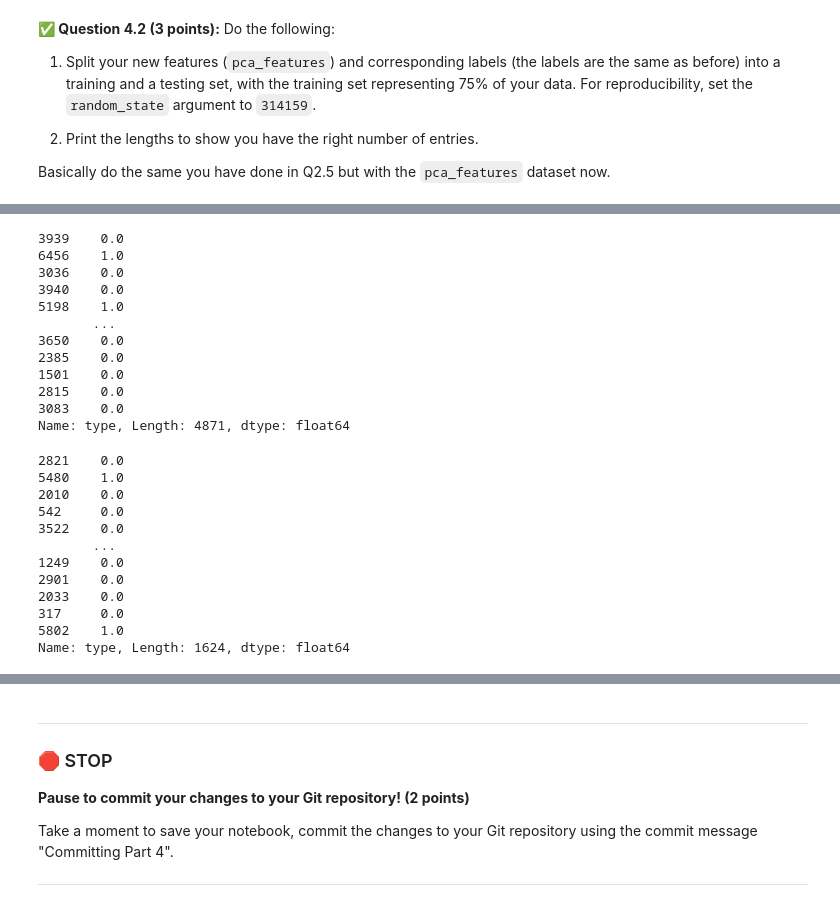
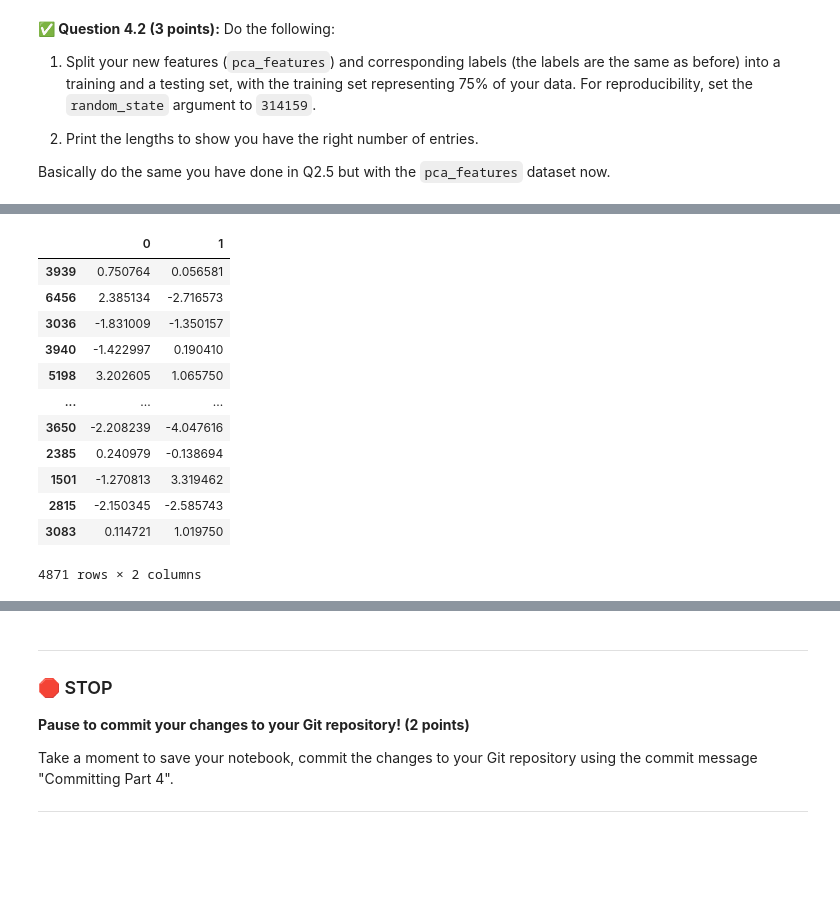
Before and after one commit to arburyri/cmse202-f22-turnin, a Jupyter notebook: final/CMSE202_Final-STUDENT.ipynb, the cells around one changed output, grey strips where cells are left out. Drawn from its saved outputs; the diff is of its cells as text; code cells hidden in the pictures; blank space fills up the shorter version.

```diff
--- a/final/CMSE202_Final-STUDENT.ipynb
+++ b/final/CMSE202_Final-STUDENT.ipynb
@@ -485,0 +466,21 @@ print(total_variance)
+# %%
+winedf.replace([np.inf, -np.inf], np.nan, inplace=True)
+winedf=winedf.dropna()
+features=winedf.drop(["type"],axis=1)
+features = pd.DataFrame(PowerTransformer().fit_transform(features),
+                            columns=features.columns,
+                            index=features.index)
+
+x = features.values
+
+y = winedf.loc[:,['type']].values
+
+x = StandardScaler().fit_transform(x)
+
+pca = PCA(n_components=2)
+Components = pca.fit_transform(x)
+principalDf = pd.DataFrame(data = Components)
+pca_features = pd.concat([principalDf, winedf[['type']]], axis = 1)
+print(pca.explained_variance_ratio_)
+total_variance = np.sum(pca.explained_variance_ratio_)*100
+print(total_variance)
@@ -506,2 +508,2 @@ KeyError: 'type'
 # %%
-train_vectors, test_vectors, train_labels, test_labels=train_test_split(pca_features,labels,test_size=0.25,random_state=314159)
+train_vectors2, test_vectors2, train_labels2, test_labels2=train_test_split(pca_features,labels,test_size=0.25,random_state=314159)
@@ -540,30 +510,16 @@ test_vectors
-# %%
-train_labels
-# %% [output]
-3939    0.0
-6456    1.0
-3036    0.0
-3940    0.0
-5198    1.0
-       ...
-3650    0.0
-2385    0.0
-1501    0.0
-2815    0.0
-3083    0.0
-Name: type, Length: 4871, dtype: float64
-# %%
-test_labels
-# %% [output]
-2821    0.0
-5480    1.0
-2010    0.0
-542     0.0
-3522    0.0
-       ...
-1249    0.0
-2901    0.0
-2033    0.0
-317     0.0
-5802    1.0
-Name: type, Length: 1624, dtype: float64
+# %%
+train_vectors2
+# %% [output]
+|  | 0 | 1 |
+| 3939 | 0.750764 | 0.056581 |
+| 6456 | 2.385134 | -2.716573 |
+| 3036 | -1.831009 | -1.350157 |
+| 3940 | -1.422997 | 0.190410 |
+| 5198 | 3.202605 | 1.065750 |
+| ... | ... | ... |
+| 3650 | -2.208239 | -4.047616 |
+| 2385 | 0.240979 | -0.138694 |
+| 1501 | -1.270813 | 3.319462 |
+| 2815 | -2.150345 | -2.585743 |
+| 3083 | 0.114721 | 1.019750 |
+4871 rows × 2 columns
```
Also changed, not shown: parts of 23 cells of this notebook.
